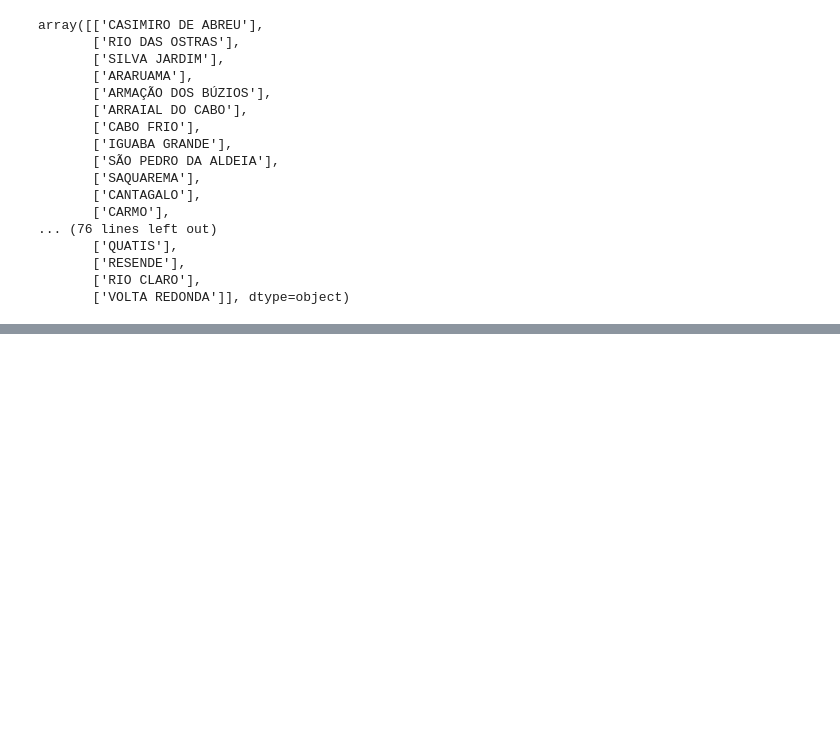
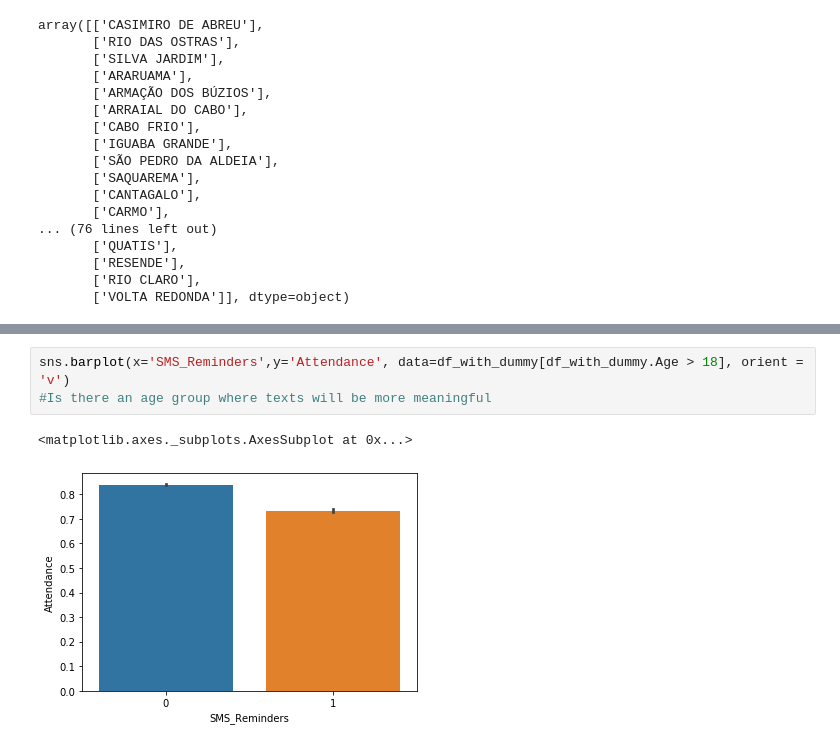
Before and after one commit to JordanPhilipMeyer/PatientNoShow, a Jupyter notebook: PredictNoShow.ipynb, the cells around one changed output, grey strips where cells are left out. Cells and saved outputs as stored; diff of their text form; blank space fills up the shorter version.

```diff
--- a/PredictNoShow.ipynb
+++ b/PredictNoShow.ipynb
@@ -463,0 +654,6 @@ array([['CASIMIRO DE ABREU'],
+# %%
+sns.barplot(x='SMS_Reminders',y='Attendance', data=df_with_dummy[df_with_dummy.Age > 18], orient = 'v')
+#Is there an age group where texts will be more meaningful
+# %% [output]
+<matplotlib.axes._subplots.AxesSubplot at 0x...>
+[figure, added]
```
Also changed, not shown: parts of 30 cells of this notebook.
